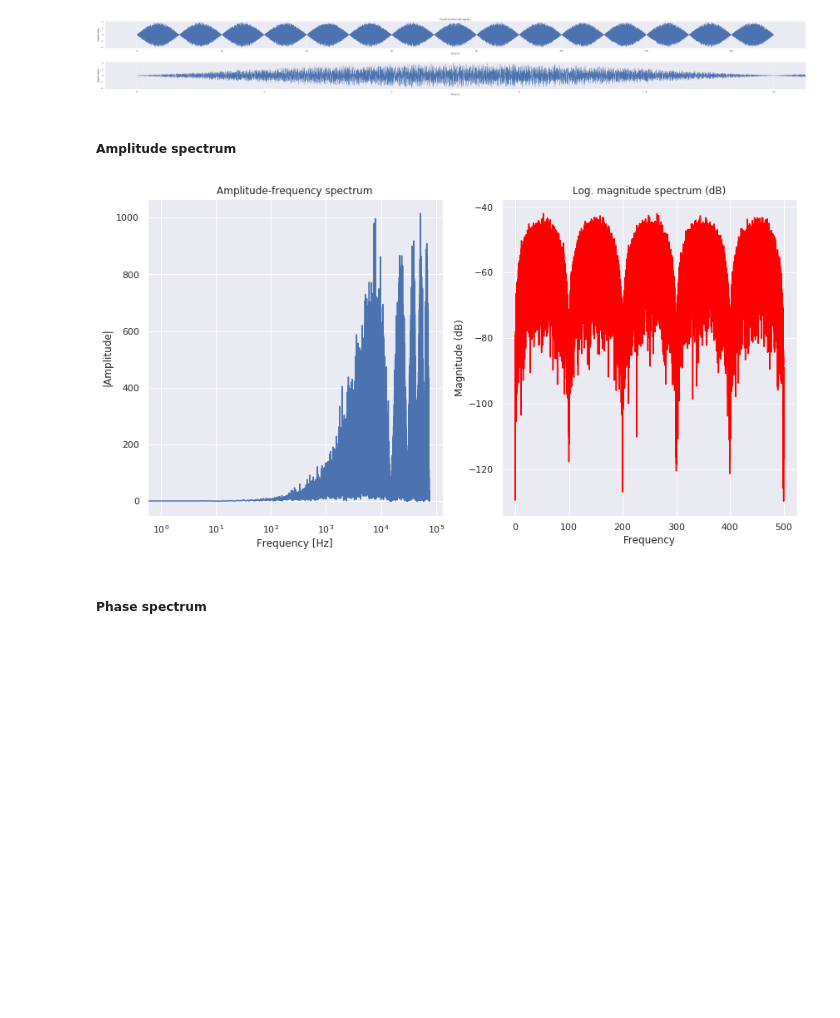
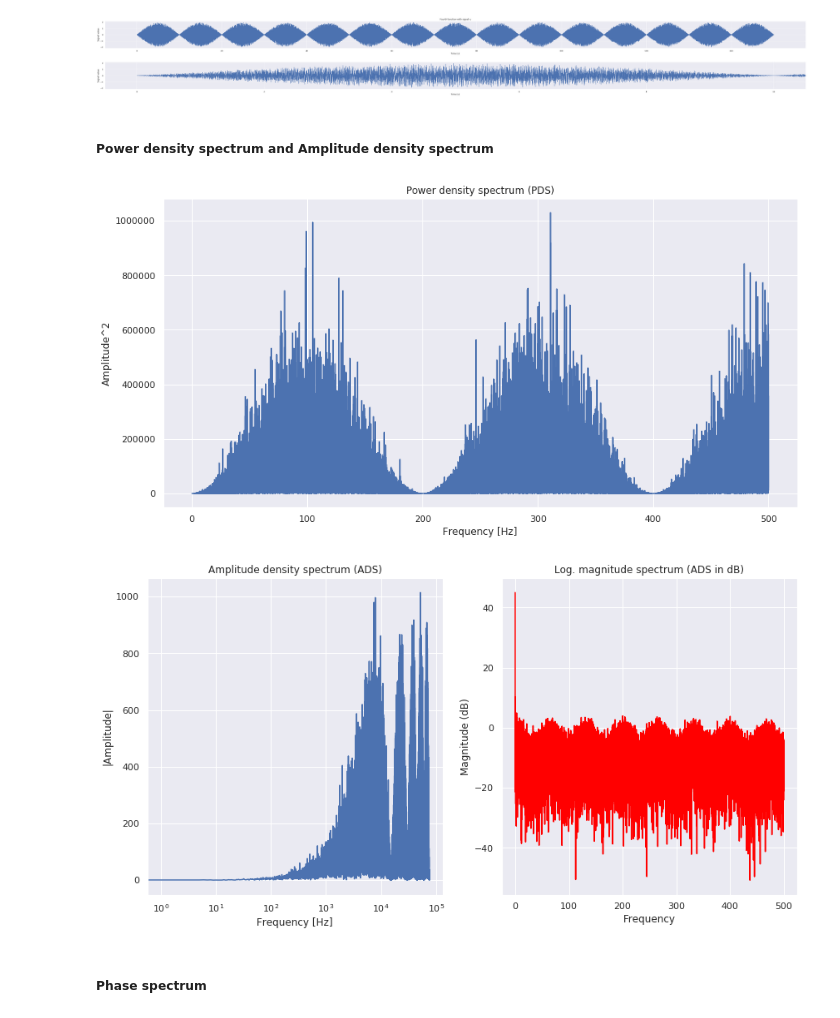
Before and after one commit to masterdesky/ELTE-signal-processing-2018, a Jupyter notebook: 2. feladatsor/Assignment 2 - Part 2.ipynb, the cells around one changed output. Saved outputs shown, nothing was run; the diff lists cells and outputs as text; code cells hidden in the pictures; blank space fills up the shorter version.

```diff
--- a/2. feladatsor/Assignment 2 - Part 2.ipynb
+++ b/2. feladatsor/Assignment 2 - Part 2.ipynb
@@ -327,24 +375,37 @@ plt.show()
 # %% [output]
 [figure]
 # %% [markdown]
-##### Amplitude spectrum
+##### Power density spectrum and Amplitude density spectrum
 # %%
-spectrum_4 = abs(np.fft.rfft(signal_spectrum_4))
+power_spectrum_4 = np.abs(np.fft.rfft(signal_spectrum_4))**2
+# %%
+freqs_4 = np.abs(np.fft.fftfreq(power_spectrum_4.size, 1/(time_spectrum_4.size/t_4_spectrum)))
+idx_4 = np.argsort(freqs_4)
 # %%
+# Fig 1
+fig_f_4_PowS, axes_f_4_PowS = plt.subplots(nrows=1, ncols=1, figsize=(14,7))
+
+axes_f_4_PowS.plot = plt.plot(freqs_4[idx_4], power_spectrum_4[idx_4])
+axes_f_4_PowS.set_title("Power density spectrum (PDS)")
+axes_f_4_PowS.set_xlabel("Frequency [Hz]")
+axes_f_4_PowS.set_ylabel("Amplitude^2")
+
+# Fig 2
 fig_f_4_AS, axes_f_4_AS = plt.subplots(nrows=1, ncols=2, figsize=(14,7))
 
-axes_f_4_AS[0].plot(spectrum_4)
-axes_f_4_AS[0].set_title("Amplitude-frequency spectrum")
+axes_f_4_AS[0].plot(np.sqrt(power_spectrum_4))
+axes_f_4_AS[0].set_title("Amplitude density spectrum (ADS)")
 axes_f_4_AS[0].set_xlabel("Frequency [Hz]")
 axes_f_4_AS[0].set_ylabel("|Amplitude|")
 axes_f_4_AS[0].set_xscale("log")
 
-axes_f_4_AS[1].magnitude_spectrum(signal_spectrum_4, Fs=1000, scale="dB", color="red")
-axes_f_4_AS[1].set_title("Log. magnitude spectrum (dB)")
+axes_f_4_AS[1].magnitude_spectrum(np.sqrt(power_spectrum_4), Fs=1000, scale="dB", color="red")
+axes_f_4_AS[1].set_title("Log. magnitude spectrum (ADS in dB)")
 
 plt.show()
 # %% [output]
-[figure, old version]
+[figure, new version]
+[figure, added]
 # %% [markdown]
 ##### Phase spectrum
 # %%
```
Also changed, not shown: parts of 27 cells of this notebook.
